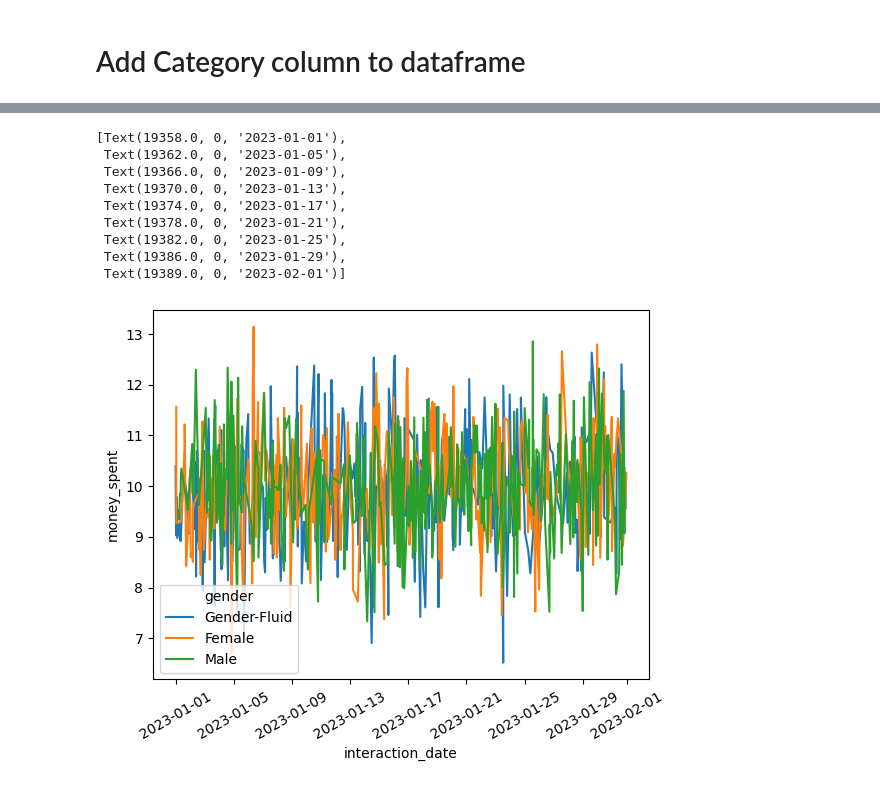
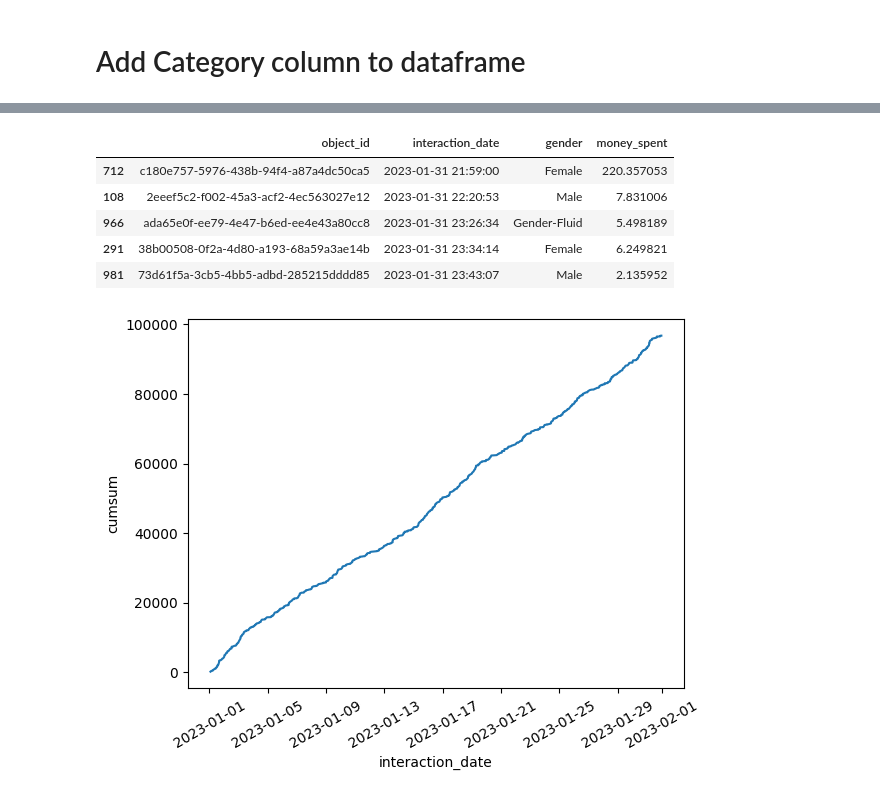
Before and after one commit to Mefistofel666/synabon, a Jupyter notebook: notebooks/examples.ipynb, the cells around one changed output, grey strips where cells are left out. Saved outputs shown, nothing was run; the diff lists cells and outputs as text; code cells hidden in the pictures.

Commit message:
add random_split, experiment data, update example

```diff
--- a/notebooks/examples.ipynb
+++ b/notebooks/examples.ipynb
@@ -78,5 +79,5 @@ values = ["Male", "Female", "Gender-Fluid"]
 # %%
-df = add_category(data=df, values=values, column_name="gender")
+df = add_category(data=df, values=values, column_name="gender", distribution=distribution)
 # %%
 df.head()
 # %% [output]
@@ -99,5 +100,5 @@ from synabon.stat import add_continuous
 # %%
-df = add_continuous(data=df, column_name="money_spent")
+df = add_exponential(data=df, column_name="money_spent", scale=100)
 # %%
 df.head()
 # %% [output]
@@ -119,0 +121,3 @@ sns.kdeplot(x="money_spent", hue="gender", data=df)
+# %%
+df_sorted = df.sort_values(by="interaction_date")
+df_sorted.head()
@@ -120,14 +131,16 @@ sns.kdeplot(x="money_spent", hue="gender", data=df)
+# %%
+df_sorted.tail()
+# %% [output]
+|  | object_id | interaction_date | gender | money_spent |
+| 712 | c180e757-5976-438b-94f4-a87a4dc50ca5 | 2023-01-31 21:59:00 | Female | 220.357053 |
+| 108 | 2eeef5c2-f002-45a3-acf2-4ec563027e12 | 2023-01-31 22:20:53 | Male | 7.831006 |
+| 966 | ada65e0f-ee79-4e47-b6ed-ee4e43a80cc8 | 2023-01-31 23:26:34 | Gender-Fluid | 5.498189 |
+| 291 | 38b00508-0f2a-4d80-a193-68a59a3ae14b | 2023-01-31 23:34:14 | Female | 6.249821 |
+| 981 | 73d61f5a-3cb5-4bb5-adbd-285215dddd85 | 2023-01-31 23:43:07 | Male | 2.135952 |
+# %%
+df_sorted["cumsum"] = df_sorted["money_spent"].cumsum()
 # %%
-g = sns.lineplot(x="interaction_date", y="money_spent", hue="gender", data=df)
-g.set_xticklabels(g.get_xticklabels(), rotation=30)
+g = sns.lineplot(x="interaction_date", y="cumsum", data=df_sorted)
+tmp = g.set_xticklabels(g.get_xticklabels(), rotation=30)
 # %% [output]
-[Text(19358.0, 0, '2023-01-01'),
- Text(19362.0, 0, '2023-01-05'),
- Text(19366.0, 0, '2023-01-09'),
- Text(19370.0, 0, '2023-01-13'),
- Text(19374.0, 0, '2023-01-17'),
- Text(19378.0, 0, '2023-01-21'),
- Text(19382.0, 0, '2023-01-25'),
- Text(19386.0, 0, '2023-01-29'),
- Text(19389.0, 0, '2023-02-01')]
-[figure, old version]
+[figure, new version]
```
Also changed, not shown: parts of 30 cells of this notebook, 6 other files.
